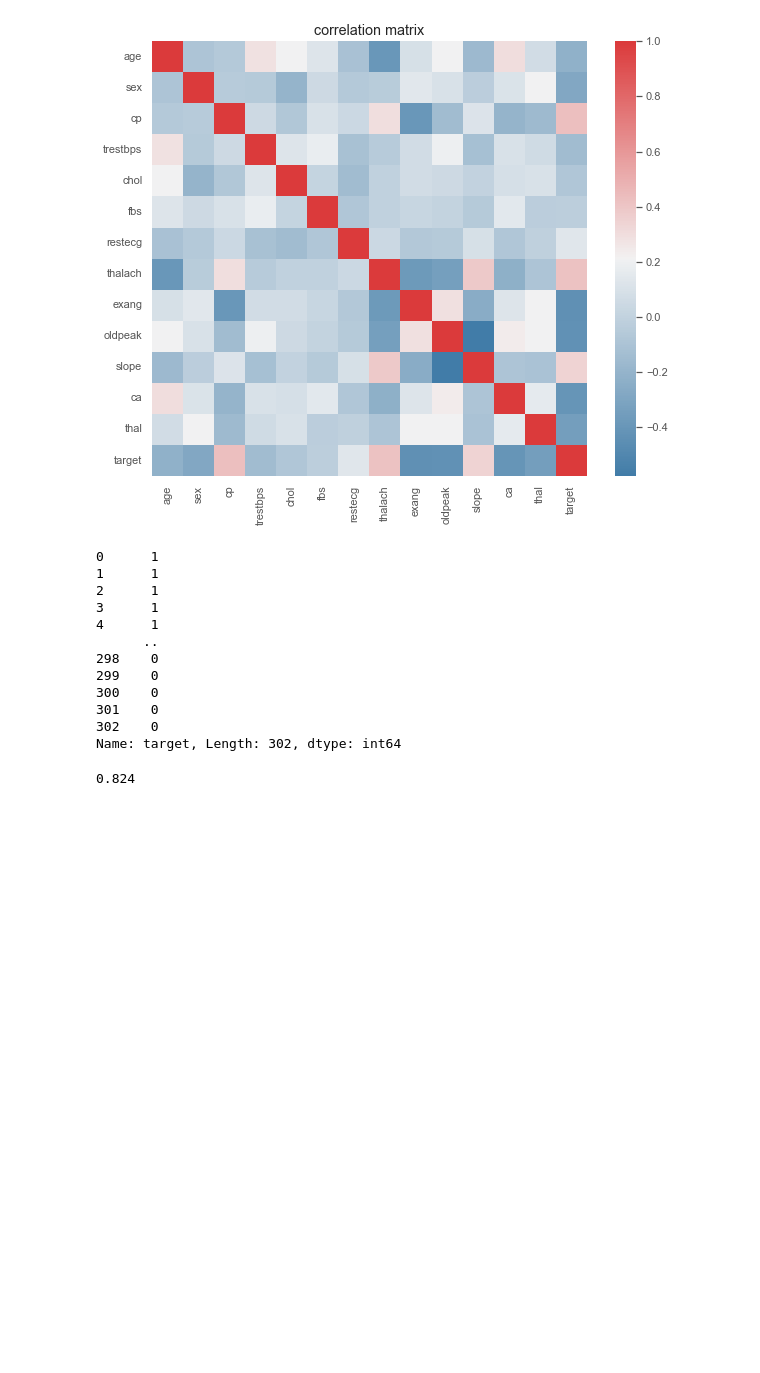
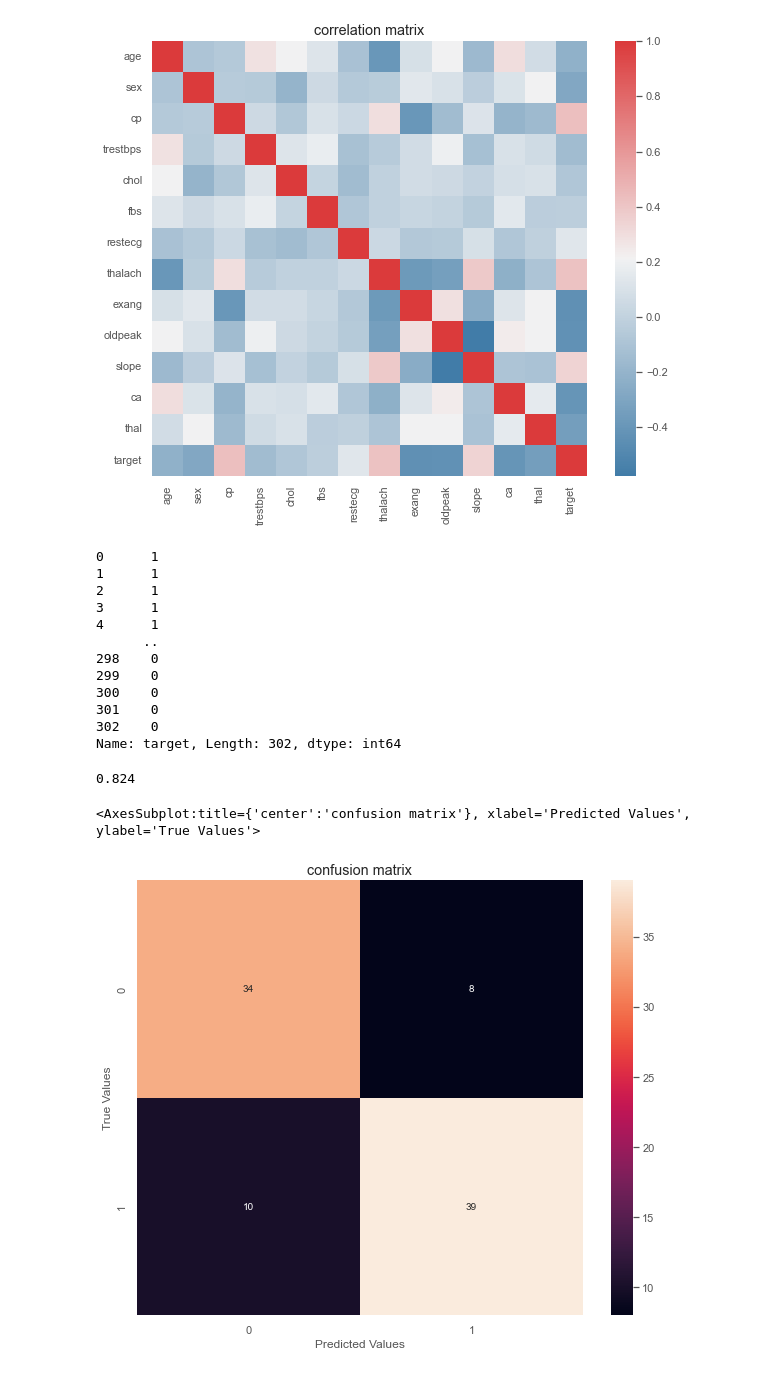
Before and after one commit to Omuk/Reborn, a Jupyter notebook: Data Practice/Practice_Field.ipynb, the cells around one changed output. Drawn from its saved outputs; the diff is of its cells as text; code cells hidden in the pictures; blank space fills up the shorter version.

Commit message:
data

```diff
--- a/Data Practice/Practice_Field.ipynb
+++ b/Data Practice/Practice_Field.ipynb
@@ -120,3 +120,31 @@ acc_scr = accuracy_score(y_true,y_pred).round(3)
 acc_scr
 # %% [output]
 0.824
+# %%
+knn = KNeighborsClassifier(n_neighbors=3)
+
+knn.fit(x_train,y_train)
+
+y_pred = knn.predict(x_test)
+# %%
+conmat_dic = {
+    'y_true':y_true,
+    'y_pred':y_pred
+}
+
+conmat_col = pd.DataFrame(
+    conmat_dic, columns=['y_true','y_pred']
+)
+
+confusion_matrix = pd.crosstab(
+    conmat_col['y_true'],conmat_col['y_pred'], rownames=['True Values'], colnames=['Predicted Values']
+)
+
+f,ax = plt.subplots(figsize=(10,8))
+
+ax.set_title('confusion matrix')
+
+sns.heatmap(confusion_matrix, annot=True, ax=ax)
+# %% [output]
+<AxesSubplot:title={'center':'confusion matrix'}, xlabel='Predicted Values', ylabel='True Values'>
+[figure, added]
```
Also changed, not shown: parts of 3 cells of this notebook.
